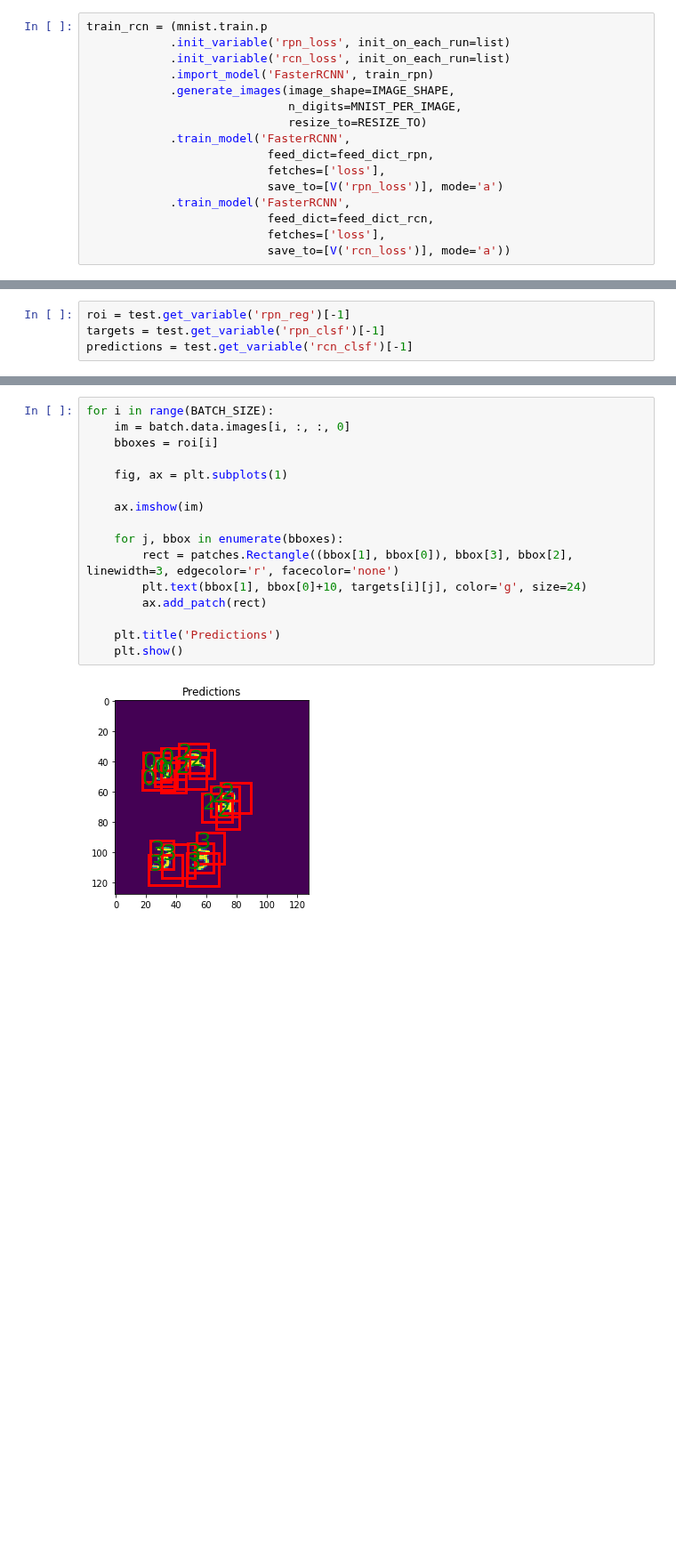
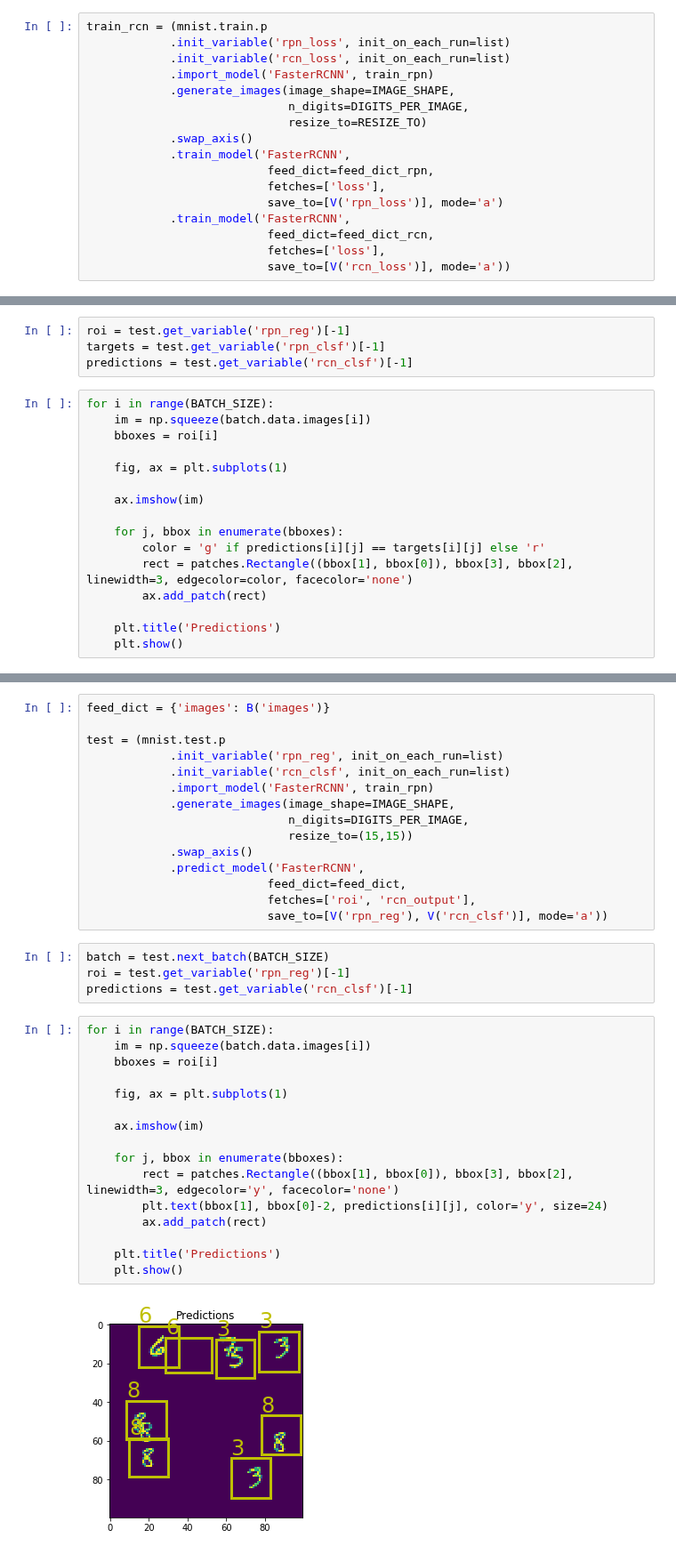
Before and after one commit to analysiscenter/az_training, a Jupyter notebook: alexey_kozhevin/task_03/faster_rcnn_demo.ipynb, the cells around one changed output, grey strips where cells are left out. Shown at 89% size. Saved outputs shown, nothing was run; the diff lists cells and outputs as text; blank space fills up the shorter version.

```diff
--- a/alexey_kozhevin/task_03/faster_rcnn_demo.ipynb
+++ b/alexey_kozhevin/task_03/faster_rcnn_demo.ipynb
@@ -81,8 +75,9 @@ train_rcn = (mnist.train.p
             .init_variable('rcn_loss', init_on_each_run=list)
             .import_model('FasterRCNN', train_rpn)
             .generate_images(image_shape=IMAGE_SHAPE,
-                             n_digits=MNIST_PER_IMAGE,
+                             n_digits=DIGITS_PER_IMAGE,
                              resize_to=RESIZE_TO)
+            .swap_axis()
             .train_model('FasterRCNN',
                           feed_dict=feed_dict_rpn,
                           fetches=['loss'],
@@ -135,3 +130,19 @@ batch = test.next_batch(BATCH_SIZE)
 roi = test.get_variable('rpn_reg')[-1]
 targets = test.get_variable('rpn_clsf')[-1]
 predictions = test.get_variable('rcn_clsf')[-1]
+# %%
+for i in range(BATCH_SIZE):
+    im = np.squeeze(batch.data.images[i])
+    bboxes = roi[i]
+
+    fig, ax = plt.subplots(1)
+
+    ax.imshow(im)
+
+    for j, bbox in enumerate(bboxes):
+        color = 'g' if predictions[i][j] == targets[i][j] else 'r'
+        rect = patches.Rectangle((bbox[1], bbox[0]), bbox[3], bbox[2], linewidth=3, edgecolor=color, facecolor='none')
+        ax.add_patch(rect)
+
+    plt.title('Predictions')
+    plt.show()
@@ -138,18 +160,37 @@ predictions = test.get_variable('rcn_clsf')[-1]
+# %%
+feed_dict = {'images': B('images')}
+
+test = (mnist.test.p
+            .init_variable('rpn_reg', init_on_each_run=list)
+            .init_variable('rcn_clsf', init_on_each_run=list)
+            .import_model('FasterRCNN', train_rpn)
+            .generate_images(image_shape=IMAGE_SHAPE,
+                             n_digits=DIGITS_PER_IMAGE,
+                             resize_to=(15,15))
+            .swap_axis()
+            .predict_model('FasterRCNN',
+                          feed_dict=feed_dict,
+                          fetches=['roi', 'rcn_output'],
+                          save_to=[V('rpn_reg'), V('rcn_clsf')], mode='a'))
+# %%
+batch = test.next_batch(BATCH_SIZE)
+roi = test.get_variable('rpn_reg')[-1]
+predictions = test.get_variable('rcn_clsf')[-1]
 # %%
 for i in range(BATCH_SIZE):
-    im = batch.data.images[i, :, :, 0]
+    im = np.squeeze(batch.data.images[i])
     bboxes = roi[i]
 
     fig, ax = plt.subplots(1)
 
     ax.imshow(im)
 
     for j, bbox in enumerate(bboxes):
-        rect = patches.Rectangle((bbox[1], bbox[0]), bbox[3], bbox[2], linewidth=3, edgecolor='r', facecolor='none')
-        plt.text(bbox[1], bbox[0]+10, targets[i][j], color='g', size=24)
+        rect = patches.Rectangle((bbox[1], bbox[0]), bbox[3], bbox[2], linewidth=3, edgecolor='y', facecolor='none')
+        plt.text(bbox[1], bbox[0]-2, predictions[i][j], color='y', size=24)
         ax.add_patch(rect)
 
     plt.title('Predictions')
     plt.show()
 # %% [output]
-[figure, old version]
+[figure, new version]
```
Also changed, not shown: parts of 13 cells of this notebook, 1 other file.
